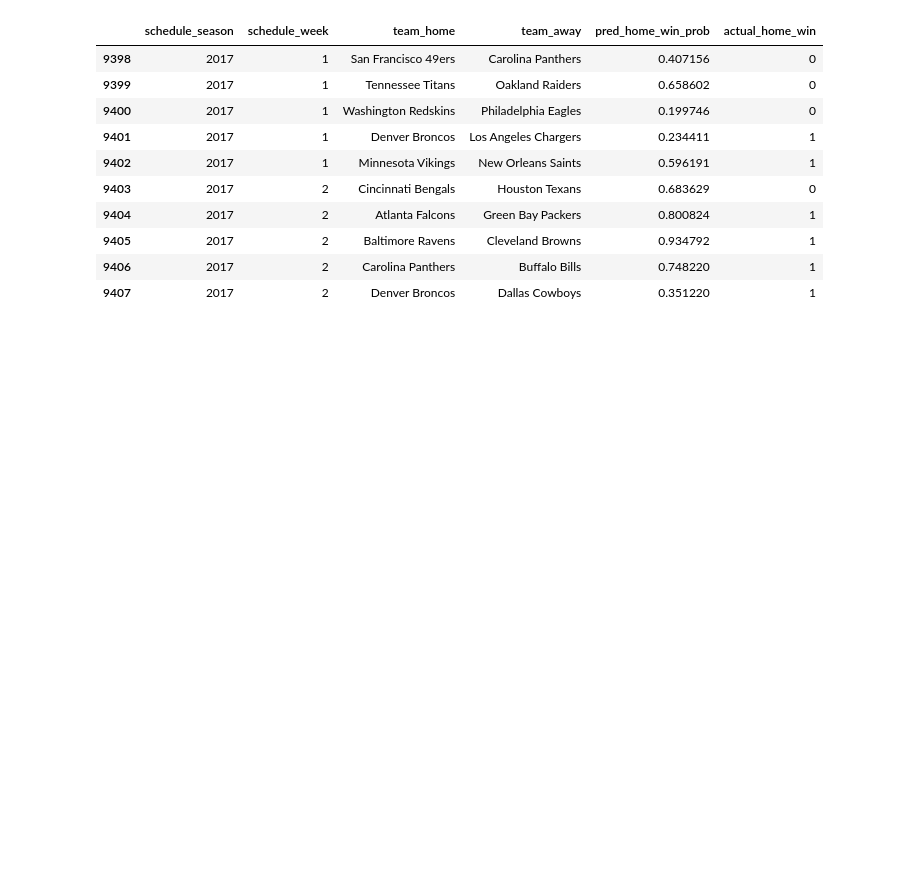
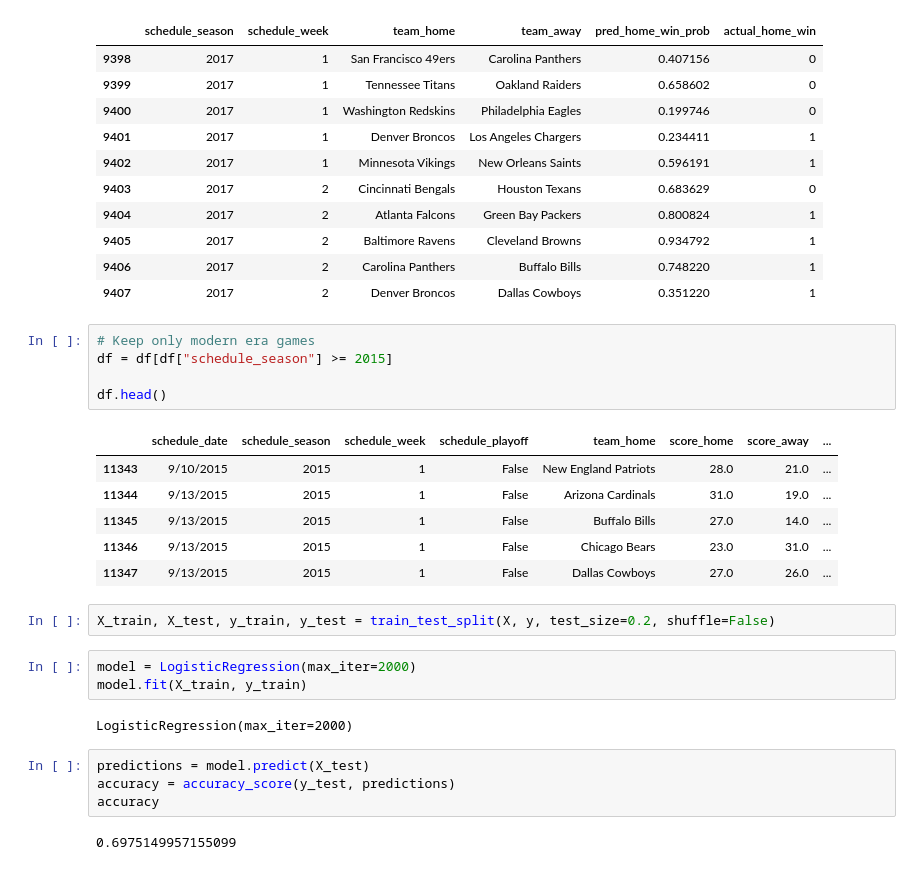
Before and after one commit to JaydenGraves/NFL-prediction-model, a Jupyter notebook: nfl_game_prediction_model.ipynb, the cells around one changed output. Cells and saved outputs as stored; diff of their text form; blank space fills up the shorter version.

```diff
--- a/nfl_game_prediction_model.ipynb
+++ b/nfl_game_prediction_model.ipynb
@@ -244,3 +246,28 @@ out.head(10)
 | 9405 | 2017 | 2 | Baltimore Ravens | Cleveland Browns | 0.934792 | 1 |
 | 9406 | 2017 | 2 | Carolina Panthers | Buffalo Bills | 0.748220 | 1 |
 | 9407 | 2017 | 2 | Denver Broncos | Dallas Cowboys | 0.351220 | 1 |
+# %%
+# Keep only modern era games
+df = df[df["schedule_season"] >= 2015]
+
+df.head()
+# %% [output]
+|  | schedule_date | schedule_season | schedule_week | schedule_playoff | team_home | score_home | score_away | ... |
+| 11343 | 9/10/2015 | 2015 | 1 | False | New England Patriots | 28.0 | 21.0 | ... |
+| 11344 | 9/13/2015 | 2015 | 1 | False | Arizona Cardinals | 31.0 | 19.0 | ... |
+| 11345 | 9/13/2015 | 2015 | 1 | False | Buffalo Bills | 27.0 | 14.0 | ... |
+| 11346 | 9/13/2015 | 2015 | 1 | False | Chicago Bears | 23.0 | 31.0 | ... |
+| 11347 | 9/13/2015 | 2015 | 1 | False | Dallas Cowboys | 27.0 | 26.0 | ... |
+# %%
+X_train, X_test, y_train, y_test = train_test_split(X, y, test_size=0.2, shuffle=False)
+# %%
+model = LogisticRegression(max_iter=2000)
+model.fit(X_train, y_train)
+# %% [output]
+LogisticRegression(max_iter=2000)
+# %%
+predictions = model.predict(X_test)
+accuracy = accuracy_score(y_test, predictions)
+accuracy
+# %% [output]
+0.6975149957155099
```
Also changed, not shown: parts of 6 cells of this notebook.
